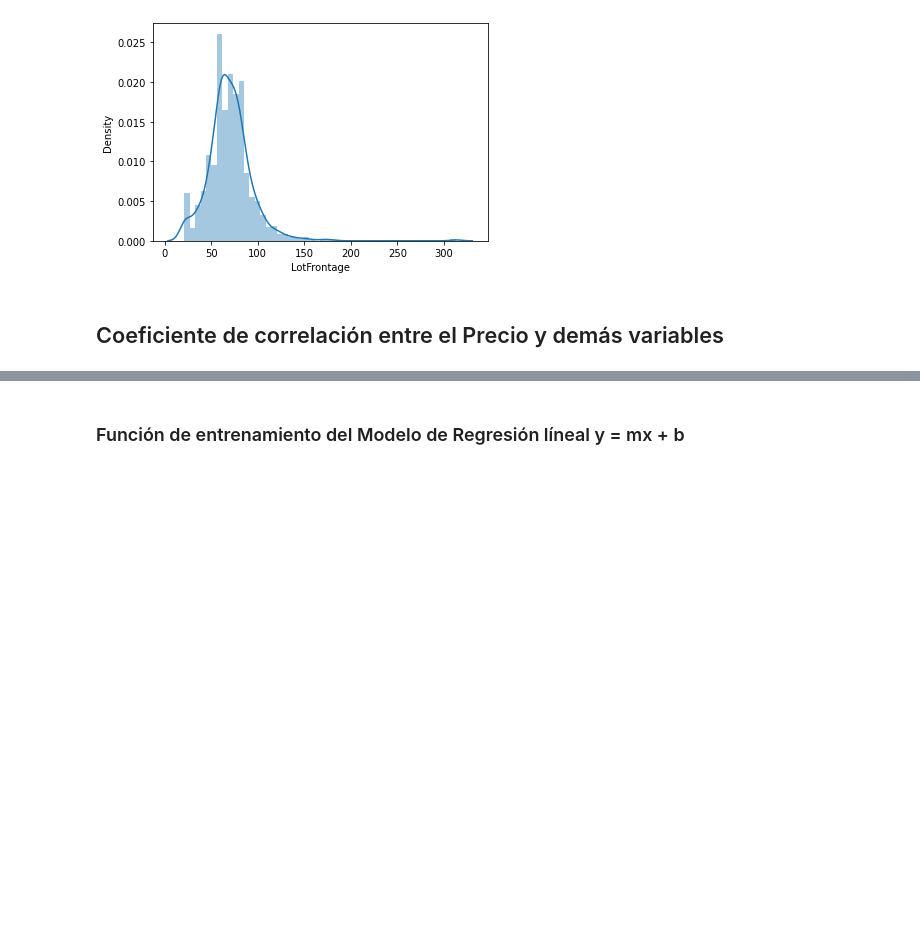
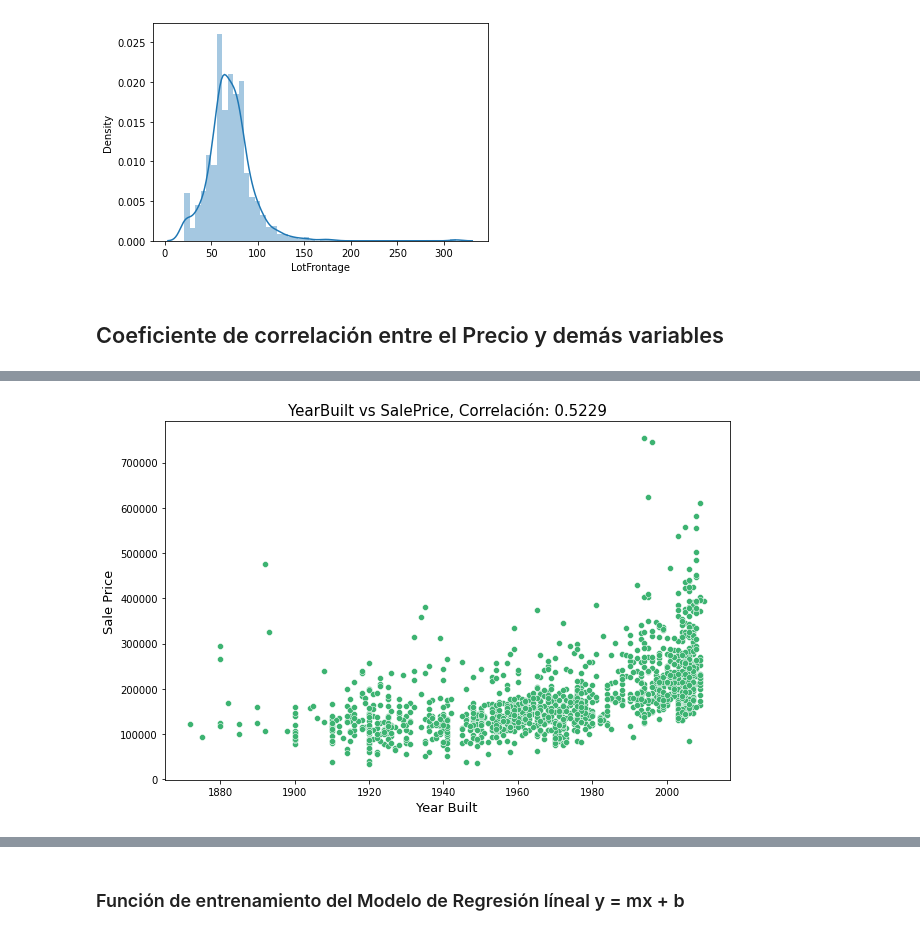
Before and after one commit to leasgithub/DSPython, a Jupyter notebook: ProyectoFinalPredicciónDePreciosDeCasas.ipynb, the cells around one changed output, grey strips where cells are left out. Cells and saved outputs as stored; diff of their text form; code cells hidden in the pictures; blank space fills up the shorter version.

```diff
--- a/ProyectoFinalPredicciónDePreciosDeCasas.ipynb
+++ b/ProyectoFinalPredicciónDePreciosDeCasas.ipynb
@@ -110,0 +102,5 @@ f_spgraph(df['SalePrice'], df['LotFrontage'],'SalePrice vs LotFrontage, Correlac
+# %%
+v_corr_yb = round(df['SalePrice'].corr(df['YearBuilt'], method='pearson'),5)
+f_spgraph(df['YearBuilt'],df['SalePrice'],'YearBuilt vs SalePrice, Correlación: '+ str(v_corr_yb), 'Year Built','Sale Price')
+# %% [output]
+[figure, added]
```
Also changed, not shown: parts of 18 cells of this notebook.
